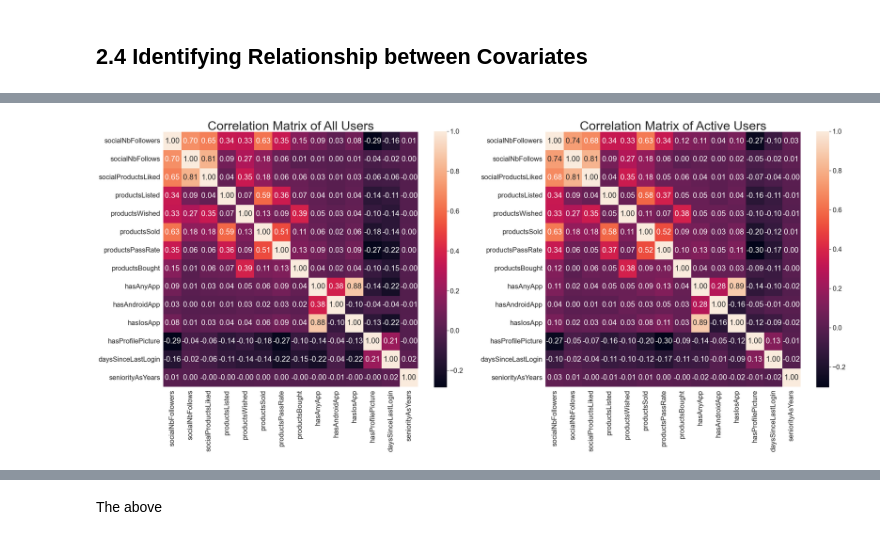
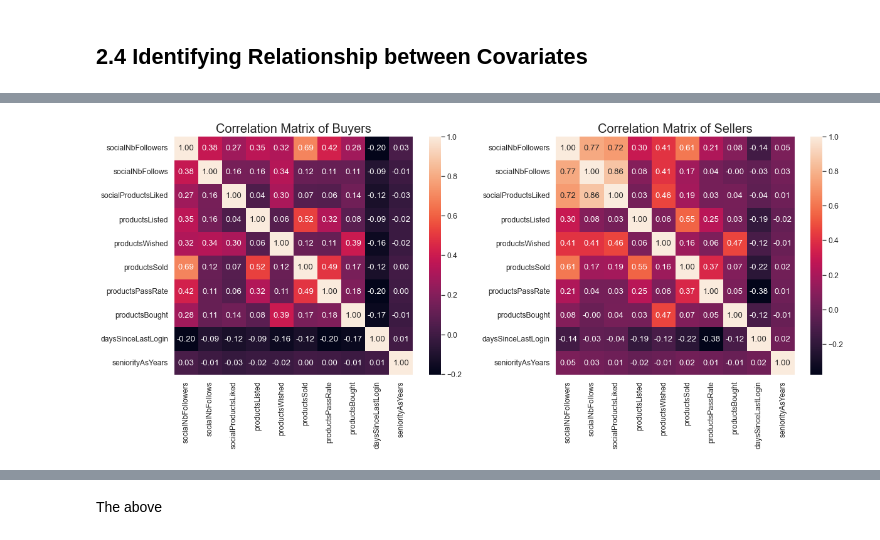
Before and after one commit to mattlim96/getharley-challenge, a Jupyter notebook: solution.ipynb, the cells around one changed output, grey strips where cells are left out. Saved outputs shown, nothing was run; the diff lists cells and outputs as text; code cells hidden in the pictures.

```diff
--- a/solution.ipynb
+++ b/solution.ipynb
@@ -317,2 +322,10 @@ Approx 50% of users that made at least 1 purchase have dropped out after 6 month
 # %% [markdown]
 ## 2.4 Identifying Relationship between Covariates
+# %%
+# plot correlation matrix
+FIG = plt.figure(figsize=(10,8))
+sns.set(font_scale=1.1)
+sns.heatmap(df_clean.corr(), annot=True, square=True,fmt='.2f')
+plt.title(f'Correlation Matrix of All Users', fontsize=20)
+plt.yticks(rotation=0)
+plt.show()
@@ -318,0 +339,10 @@ Approx 50% of users that made at least 1 purchase have dropped out after 6 month
+# %%
+# remove variables with correlation close to 0 and replot correlation matrix
+corrMatrixDf = df_clean.drop(columns=['hasAnyApp', 'hasAndroidApp', 'hasIosApp','hasProfilePicture'])
+
+FIG = plt.figure(figsize=(10,7))
+sns.set(font_scale=1.1)
+sns.heatmap(corrMatrixDf.corr(), annot=True, square=True,fmt='.2f')
+plt.title(f'Correlation Matrix of All Users', fontsize=20)
+plt.yticks(rotation=0)
+plt.show()
@@ -319,20 +362,22 @@ Approx 50% of users that made at least 1 purchase have dropped out after 6 month
+# %%
+# create df of each segment to explore relationships
+buyersDf = df_final[df_final['buyer'] == 1].drop(columns=['buyer','seller', 'buyerAndSeller', 'notBuyerAndSeller', 'activeStatus','hasAnyApp', 'hasAndroidApp', 'hasIosApp','hasProfilePicture'])
+sellersDf = df_final[df_final['seller'] == 1].drop(columns=['buyer','seller', 'buyerAndSeller', 'notBuyerAndSeller', 'activeStatus','hasAnyApp', 'hasAndroidApp', 'hasIosApp','hasProfilePicture'])
 # %%
-# plot correlation matrix
-activeUsersDf = df_final[df_final['activeStatus'] == 'active'].drop(columns=['buyer','seller', 'buyerAndSeller', 'notBuyerAndSeller', 'activeStatus'])
-
-FIG = plt.figure(figsize=(40,15))
+# compare the relationship of variables between active buyers and sellers
+FIG = plt.figure(figsize=(20,7))
 FIG.add_subplot(121)
-sns.set(font_scale=2)
-sns.heatmap(df_clean.corr(), annot=True, square=True,fmt='.2f')
-plt.title(f'Correlation Matrix of All Users', fontsize=40)
+sns.set(font_scale=1.1)
+sns.heatmap(buyersDf.corr(), annot=True, square=True,fmt='.2f')
+plt.title(f'Correlation Matrix of Buyers', fontsize=20)
 plt.yticks(rotation=0)
 
 FIG.add_subplot(122)
-sns.set(font_scale=2)
-sns.heatmap(activeUsersDf.corr(), annot=True, square=True,fmt='.2f')
-plt.title(f'Correlation Matrix of Active Users', fontsize=40)
+sns.set(font_scale=1.1)
+sns.heatmap(sellersDf.corr(), annot=True, square=True,fmt='.2f')
+plt.title(f'Correlation Matrix of Sellers', fontsize=20)
 plt.yticks(rotation=0)
 
 plt.show()
 # %% [output]
-[figure, old version]
+[figure, new version]
```
Also changed, not shown: parts of 21 cells of this notebook.
